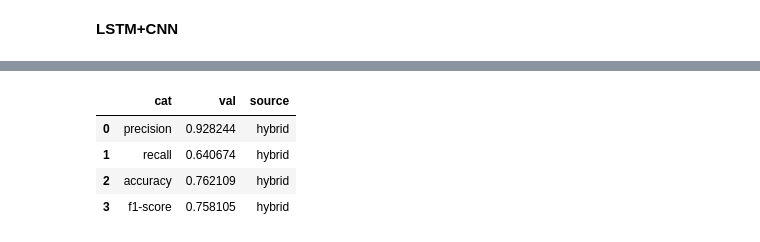
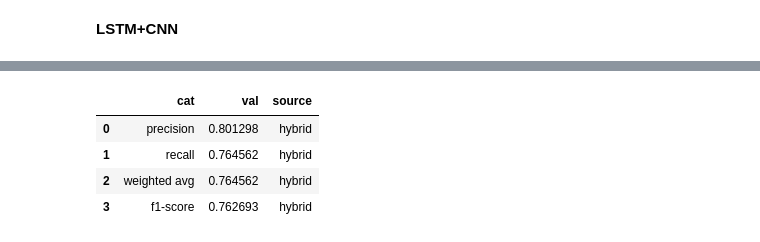
Before and after one commit to santhosh847/Depression-Detection-from-OSNs-text, a Jupyter notebook: model.ipynb, the cells around one changed output, grey strips where cells are left out. Drawn from its saved outputs; the diff is of its cells as text; code cells hidden in the pictures.

```diff
--- a/model.ipynb
+++ b/model.ipynb
@@ -652,14 +651,14 @@ report
 # %%
-data = [['precision', report['1']['precision']], ['recall', report['1']['recall']], ['accuracy', report['accuracy']], ['f1-score', report['1']['f1-score']]]
+data = [['precision', report['weighted avg']['precision']], ['recall', report['weighted avg']['recall']], ['weighted avg', report['accuracy']], ['f1-score', report['weighted avg']['f1-score']]]
 df_hybrid = pd.DataFrame(data, columns=['cat', 'val'])
 df_hybrid['source'] = 'hybrid'
 df_hybrid.head()
 # %% [output]
 |  | cat | val | source |
-| 0 | precision | 0.928244 | hybrid |
-| 1 | recall | 0.640674 | hybrid |
-| 2 | accuracy | 0.762109 | hybrid |
-| 3 | f1-score | 0.758105 | hybrid |
+| 0 | precision | 0.801298 | hybrid |
+| 1 | recall | 0.764562 | hybrid |
+| 2 | weighted avg | 0.764562 | hybrid |
+| 3 | f1-score | 0.762693 | hybrid |
 # %%
 df_w2v = pd.concat([df_lstm, df_cnn, df_hybrid])
 df_w2v
```
Also changed, not shown: parts of 64 cells of this notebook, 5 other files.
